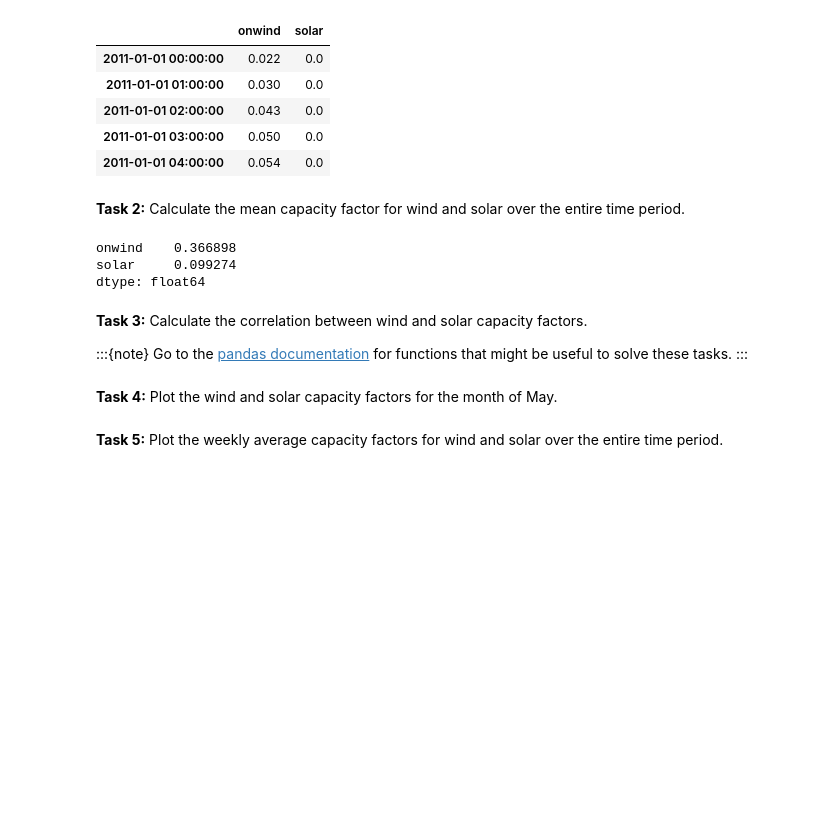
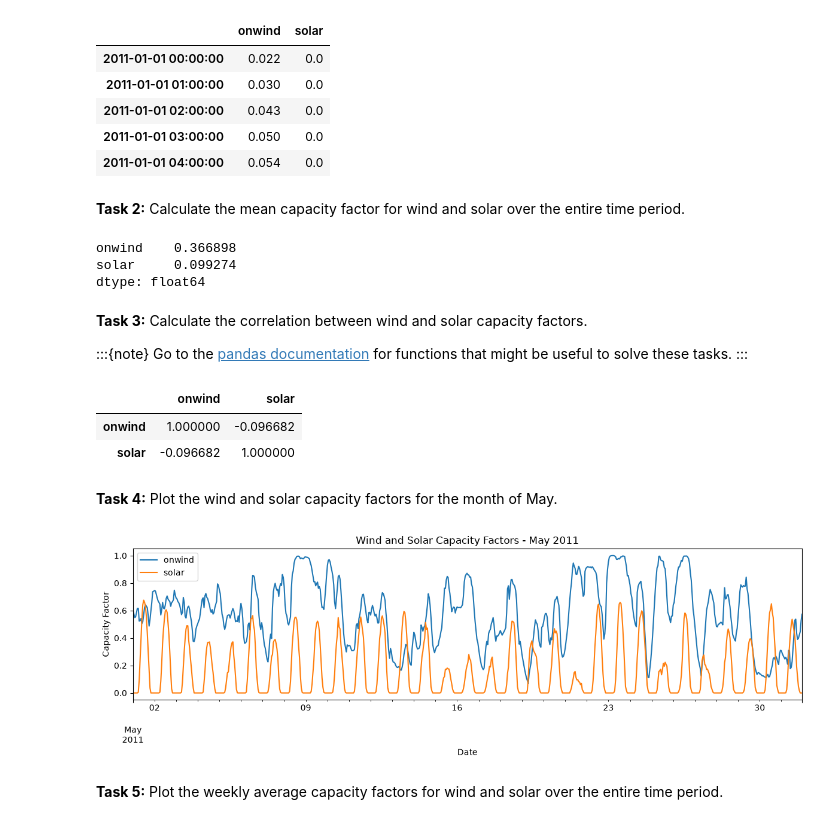
Before and after one commit to ashley-ding/pypsa-lab, a Jupyter notebook: course/03-workshop-pandas.ipynb, the cells around one changed output. Drawn from its saved outputs; the diff is of its cells as text; code cells hidden in the pictures; blank space fills up the shorter version.

```diff
--- a/course/03-workshop-pandas.ipynb
+++ b/course/03-workshop-pandas.ipynb
@@ -963,7 +963,34 @@ dtype: float64
 :::{note}
 Go to the [pandas documentation](https://pandas.pydata.org/pandas-docs/stable/index.html) for functions that might be useful to solve these tasks.
 :::
+# %%
+df.corr()
+# %% [output]
+|  | onwind | solar |
+| onwind | 1.000000 | -0.096682 |
+| solar | -0.096682 | 1.000000 |
 # %% [markdown]
 **Task 4:** Plot the wind and solar capacity factors for the month of May.
+# %%
+# convert the existing indext to a DatetimeIndex, which allows for time-based indexing and resampling
+df.index = pd.to_datetime(df.index)
+
+may_cf = (df
+          # select all hourly observations in May 2011
+          .loc["2011-05"]
+          )
+
+plot = (may_cf
+        .plot(figsize=(12, 4),
+              title="Wind and Solar Capacity Factors - May 2011",
+              xlabel="Date",
+              ylabel="Capacity Factor")
+        )
+
+# adjust spacing to avoid overlapping labels and titles
+plt.tight_layout()
+plt.show()
+# %% [output]
+[figure, added]
 # %% [markdown]
 **Task 5:** Plot the weekly average capacity factors for wind and solar over the entire time period.
```
Also changed, not shown: parts of 1 cell of this notebook.
